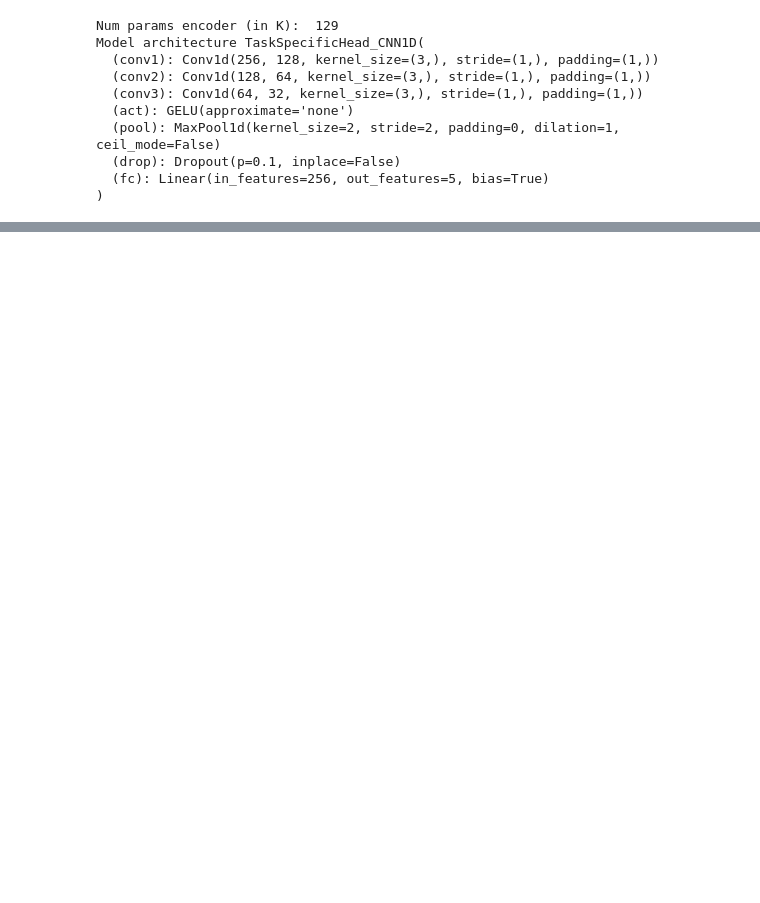
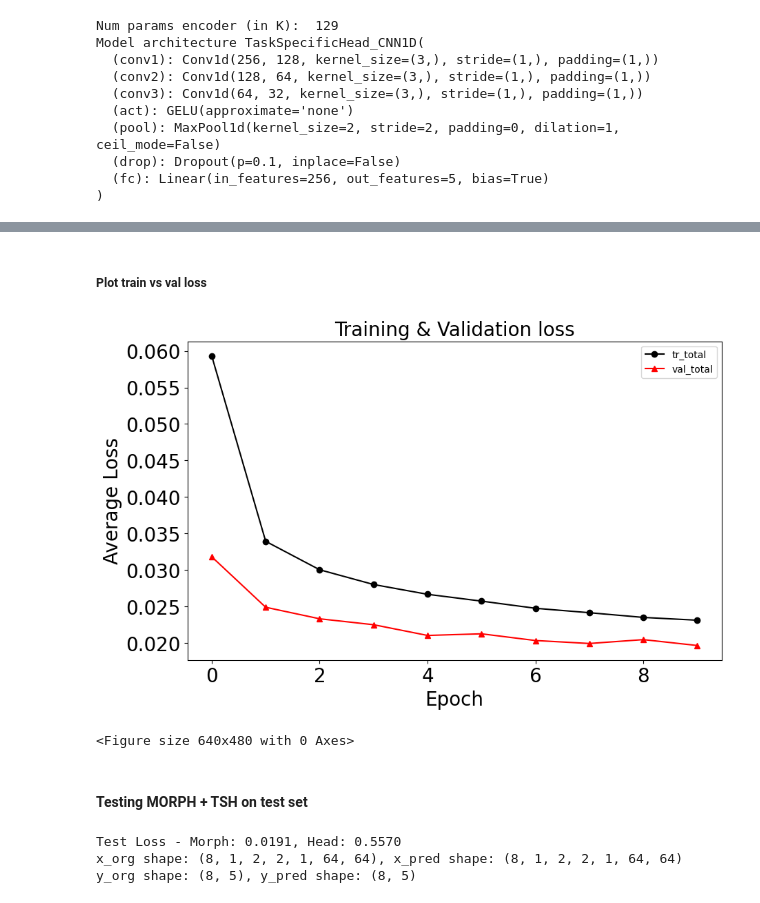
Before and after one commit to lanl/MORPH, a Jupyter notebook: experiments/ft_llnl_jag/icf_data.ipynb, the cells around one changed output, grey strips where cells are left out. Drawn from its saved outputs; the diff is of its cells as text; code cells hidden in the pictures; blank space fills up the shorter version.

```diff
--- a/experiments/ft_llnl_jag/icf_data.ipynb
+++ b/experiments/ft_llnl_jag/icf_data.ipynb
@@ -206,5 +284,10 @@ RevIN round-trip OK
 # %% [markdown]
 #### Set Up Dataloaders
+# %%
+# data-scarce and compute-scarce scenarios
+dataset_size = 1000  # adjust as needed
+num_epochs = 10  # adjust as needed
+data_idx = np.random.choice(dataset_icf_norm.shape[0], dataset_size, replace=False)
 # %%
 # Device information
 import torch
@@ -232,18 +315,18 @@ class DatasetforDataloader(Dataset):
         return self.X[i], self.y[i]
 
 # Dataset of dataloader
-full_dataset = DatasetforDataloader(dataset_icf_norm, params)
+full_dataset = DatasetforDataloader(dataset_icf_norm[data_idx], params_norm[data_idx])
 
 # define the splits (80/10/10)
-train_size = int(0.8 * dataset_icf_norm.shape[0])
-val_size = int(0.1 * dataset_icf_norm.shape[0])
-test_size = dataset_icf_norm.shape[0] - train_size - val_size
+train_size = int(0.8 * dataset_size)
+val_size = int(0.1 * dataset_size)
+test_size = dataset_size - train_size - val_size
 
 # Split the dataset
 train, val, test = torch.utils.data.random_split(full_dataset,[train_size, val_size, test_size])
 # %%
 # Dataloaders
-BATCH_SIZE = 16
+BATCH_SIZE = 8
 dataloader_train = DataLoader(train, batch_size = BATCH_SIZE, shuffle=True)
 dataloader_val = DataLoader(val, batch_size = BATCH_SIZE, shuffle=False)
 dataloader_test = DataLoader(test, batch_size = BATCH_SIZE, shuffle=False)
@@ -425,7 +508,7 @@ def make_args(l1=False, l2=False, l3=False, l4=False, lr4=1e-4, wd4=0.0):
     )
 
 # Level-1 only
-args = make_args(l1=True)
+args = make_args(l1=True, l2=True)
 selector = SelectFineTuningParameters(morph, args)
 optimizer_1 = selector.configure_levels()
 # %% [output]
@@ -536,0 +635,59 @@ torch.save(head.state_dict(), os.path.join(model_dir, 'head_ft_icf.pth'))
+# %% [markdown]
+##### Plot train vs val loss
+# %%
+# print train and val loss
+plt.figure(figsize=(10, 6))
+plt.plot(diz_loss['train_loss_morph'], '-ok', label='Train',)
+plt.plot(diz_loss['val_loss_morph'], '-^r', label='Valid')
+plt.xlabel('Epoch',fontsize=20)
+plt.ylabel('Average Loss',fontsize=20)
+plt.legend(["tr_total", "val_total"])
+plt.title('Training & Validation loss', fontsize = 20)
+plt.xticks(fontsize=20)
+plt.yticks(fontsize=20)
+plt.show()
+plt.savefig(os.path.join(results_dir, 'loss_ft_morph_icf.png'))
+# %% [output]
+[figure, added]
+<Figure size 640x480 with 0 Axes>
+# %% [markdown]
+#### Testing MORPH + TSH on test set
+# %%
+# Testing
+def testing(dataloader_test, model_1, model_2, device):
+        model_1.eval() # Set the eval mode for model
+        model_2.eval()
+        mse_loss_1, mse_loss_2 = [], []
+        x_org, x_pred, y_org, y_pred = [], [], [], []
+        with torch.no_grad(): # No need to track the gradients
+            for _, batch in enumerate(dataloader_test):
+                x_test, y_test = batch
+                x_test, y_test = x_test.to(device), y_test.to(device)
+
+                # Model 1 forward
+                _, z, x_nsp = model_1(x_test)
+                loss_1 = loss_fn(x_nsp.unsqueeze(1), x_test)
+                mse_loss_1.append(loss_1.item())
+
+                # Model 2 forward
+                y_hat_2 = model_2(z.unsqueeze(1))
+                loss_2 = loss_fn(y_hat_2, y_test)
+                mse_loss_2.append(loss_2.item())
+
+                # Collect original and predicted samples
+                x_org.append(x_test.cpu().numpy())
+                x_pred.append(x_nsp.unsqueeze(1).cpu().numpy())
+                y_org.append(y_test.cpu().numpy())
+                y_pred.append(y_hat_2.cpu().numpy())
+
+        return mse_loss_1, mse_loss_2, x_org, x_pred, y_org, y_pred
+
+# get the test losses and predictions
+mse_loss_main, mse_loss_head, x_org, x_pred, y_org, y_pred = testing(dataloader_test, morph, head, device)
+print(f"Test Loss - Morph: {np.mean(mse_loss_main):.4f}, Head: {np.mean(mse_loss_head):.4f}")
+print(f'x_org shape: {x_org[0].shape}, x_pred shape: {x_pred[0].shape}')
+print(f'y_org shape: {y_org[0].shape}, y_pred shape: {y_pred[0].shape}')
+# %% [output]
+Test Loss - Morph: 0.0191, Head: 0.5570
+x_org shape: (8, 1, 2, 2, 1, 64, 64), x_pred shape: (8, 1, 2, 2, 1, 64, 64)
+y_org shape: (8, 5), y_pred shape: (8, 5)
```
Also changed, not shown: parts of 28 cells of this notebook.
